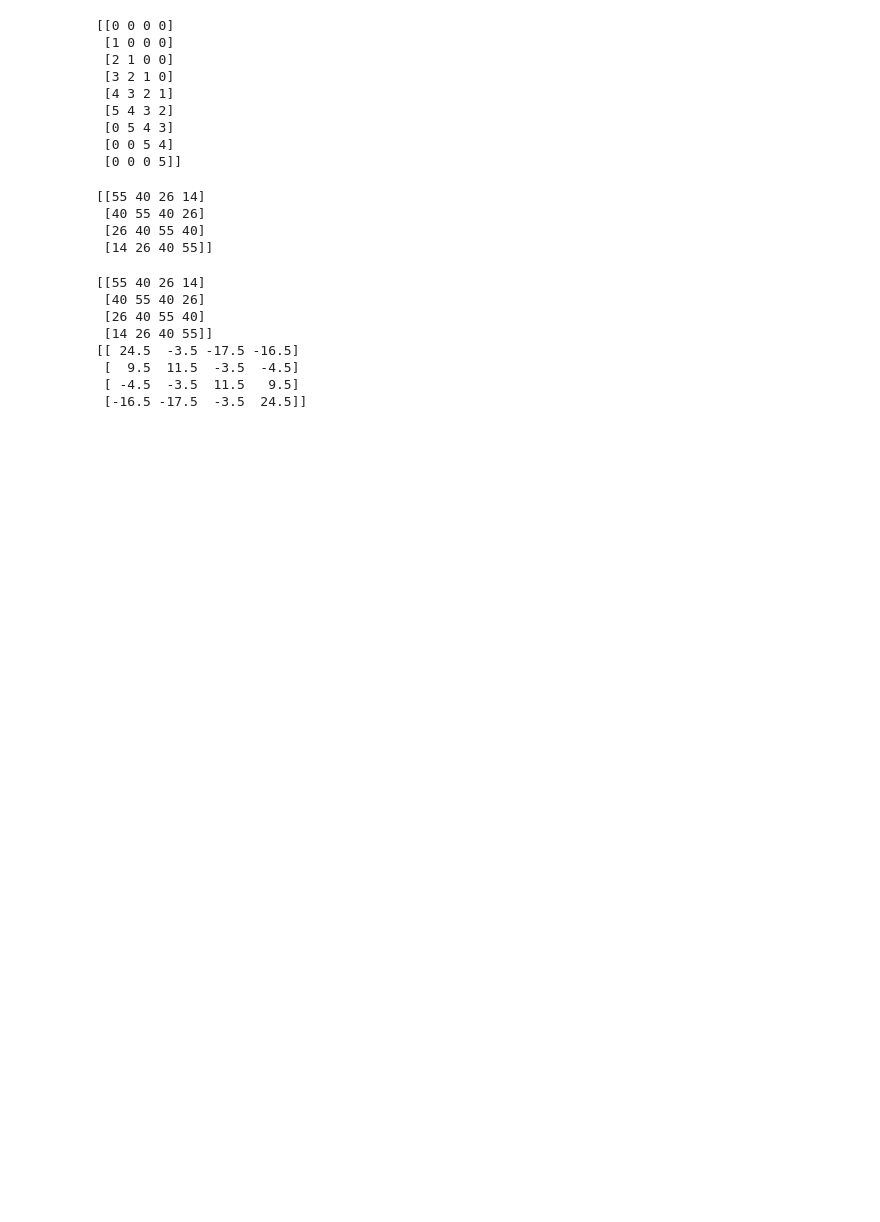
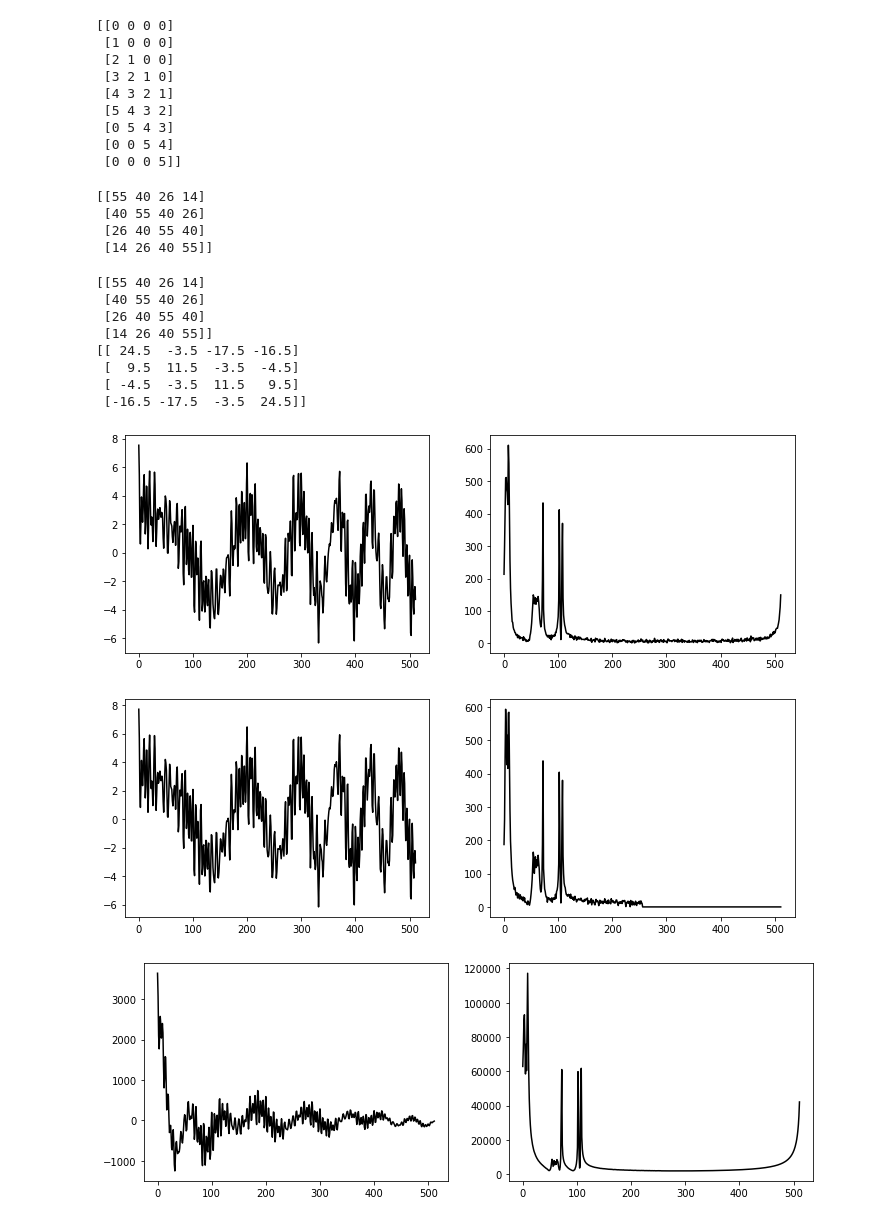
Before and after one commit to MVRonkin/dsatools, a Jupyter notebook: examples/test_operators.ipynb, the cells around one changed output. Saved outputs shown, nothing was run; the diff lists cells and outputs as text; code cells hidden in the pictures; blank space fills up the shorter version.

```diff
--- a/examples/test_operators.ipynb
+++ b/examples/test_operators.ipynb
@@ -143,3 +147,22 @@ print(dsatools.operators.kernel_matrix(a,'full',kernel='linear',  kpar=1, lags=4
  [  9.5  11.5  -3.5  -4.5]
  [ -4.5  -3.5  11.5   9.5]
  [-16.5 -17.5  -3.5  24.5]]
+# %%
+import dsatools
+import dsatools.utilits as ut
+from dsatools.generator import harmonics
+
+import matplotlib.pyplot as plt
+signal1 = harmonics(amplitude=[3,0.3,1],
+                    f0=[0.01,0.1, 1,2,1.4,2.1],
+                    length=512,
+                    delta_f=[0.2,0.1,0.3],snr_db=25)
+ut.probe(signal1)
+x = ut.hilbert(signal1.real)
+ut.probe(x)
+x = ut.hilbert_autocorrelation(signal1.real)
+ut.probe(x)
+# %% [output]
+[figure, added]
+[figure, added]
+[figure, added]
```
Also changed, not shown: parts of 6 cells of this notebook, 14 other files.
